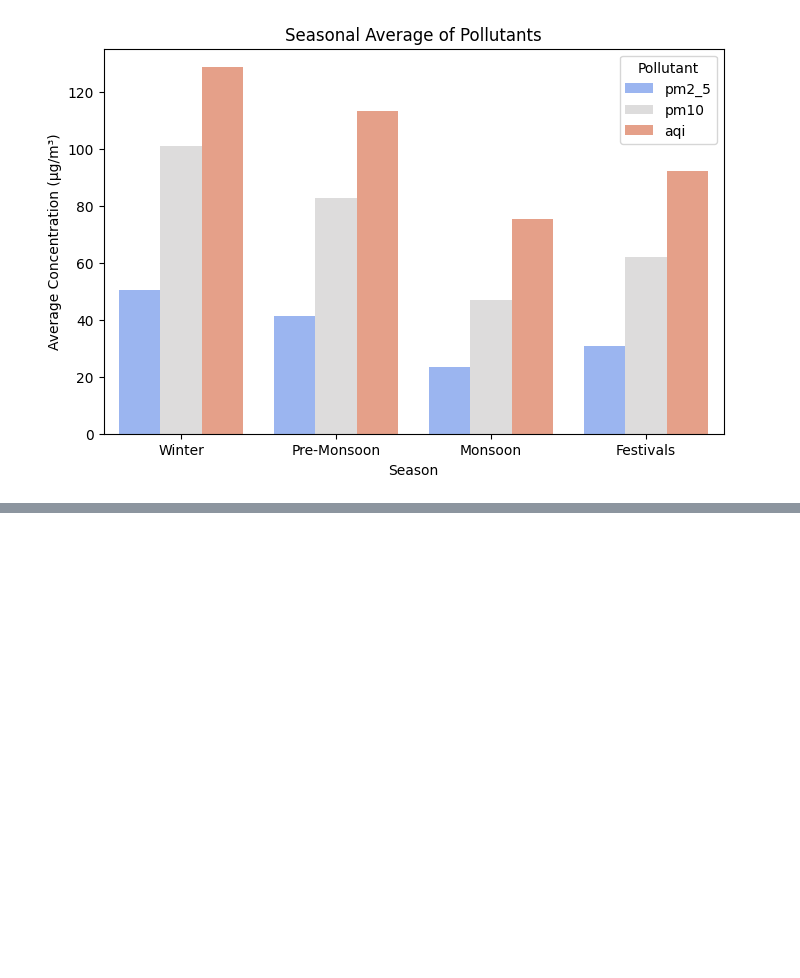
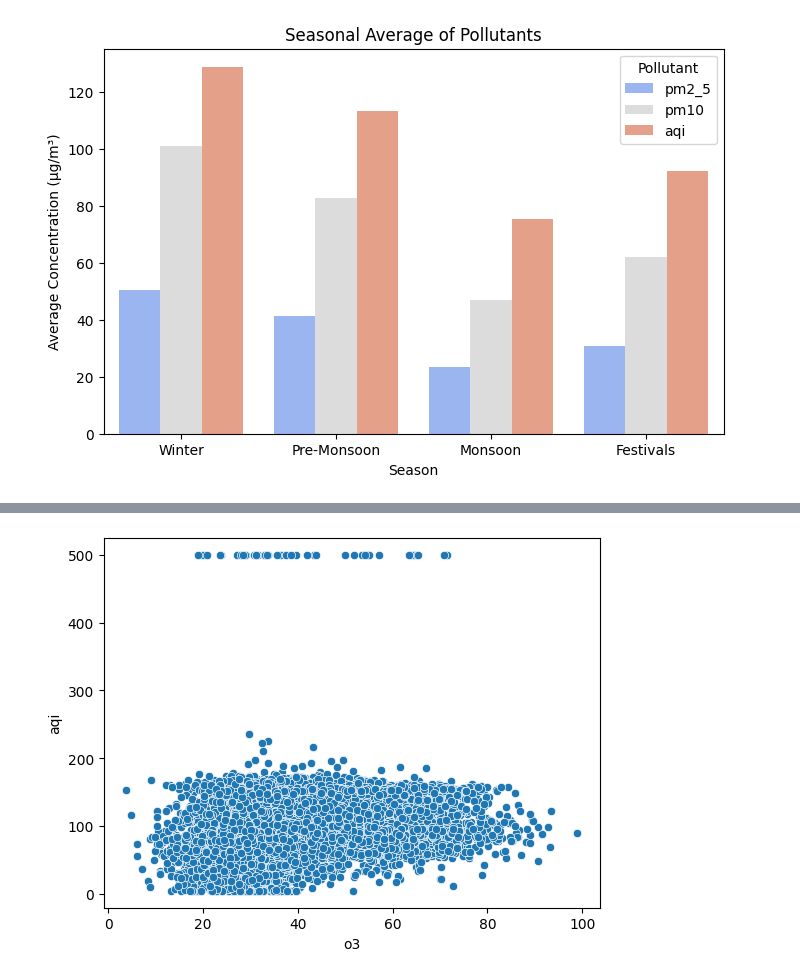
Before and after one commit to shawinCreates/Dhulo-Watch, a Jupyter notebook: notebooks/EDA.ipynb, the cells around one changed output, grey strips where cells are left out. Saved outputs shown, nothing was run; the diff lists cells and outputs as text; code cells hidden in the pictures; blank space fills up the shorter version.

```diff
--- a/notebooks/EDA.ipynb
+++ b/notebooks/EDA.ipynb
@@ -127,0 +140,5 @@ plt.show()
+# %%
+sns.scatterplot(x="o3", y="aqi", data=dataset)
+plt.show()
+# %% [output]
+[figure, added]
```
Also changed, not shown: parts of 3 cells of this notebook.
